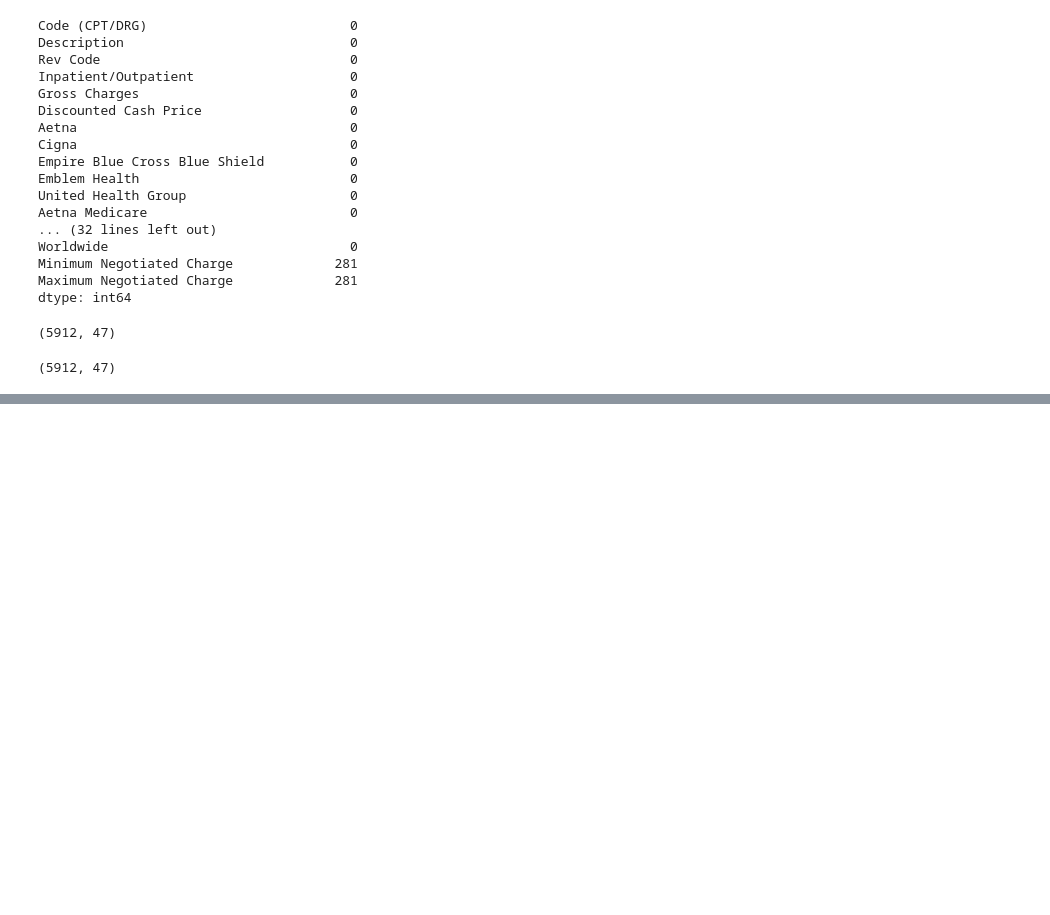
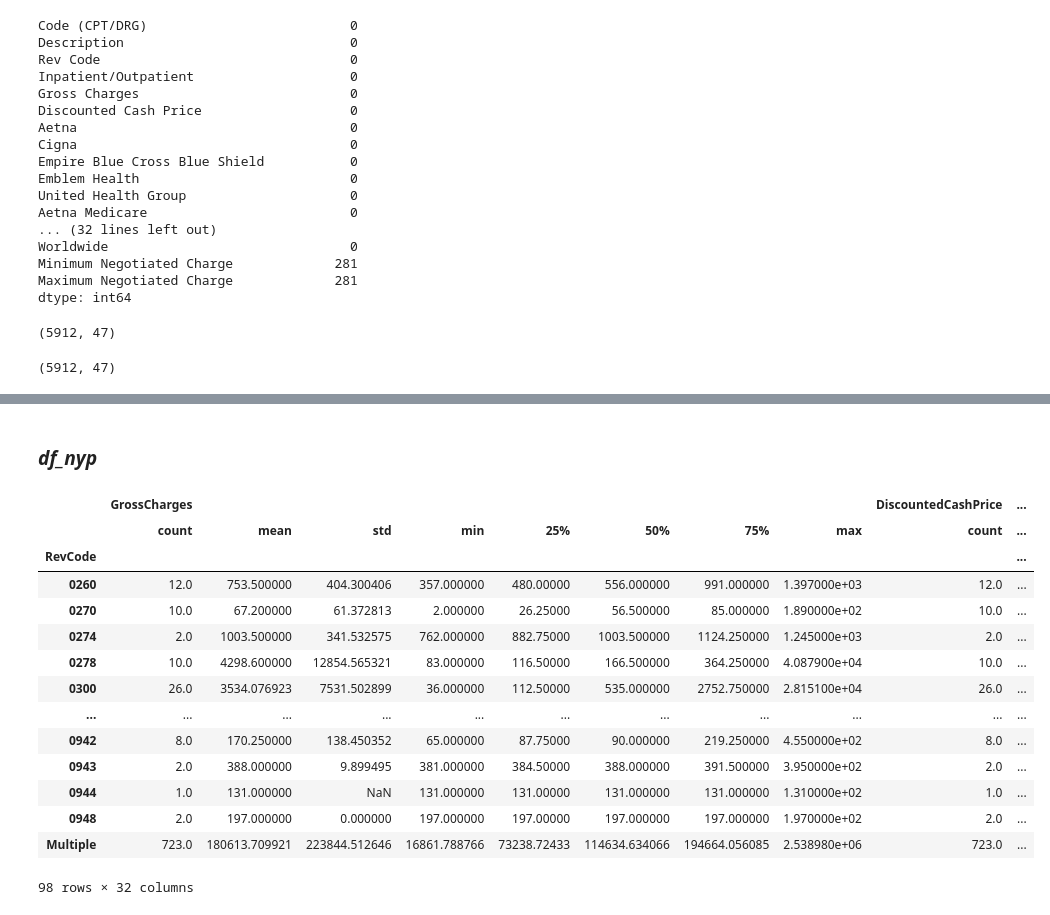
Before and after one commit to joyc3lin/sqlite_database_operations, a Jupyter notebook: HHA504_week3assignment.ipynb, the cells around one changed output, grey strips where cells are left out. Cells and saved outputs as stored; diff of their text form; code cells hidden in the pictures; blank space fills up the shorter version.

```diff
--- a/HHA504_week3assignment.ipynb
+++ b/HHA504_week3assignment.ipynb
@@ -219,0 +217,21 @@ df_rumc.sample(10)
+# %% [markdown]
+### *df_nyp*
+# %%
+# distribution by RevCode
+df_nyp.groupby(['RevCode']).describe()
+# %% [output]
+|  | GrossCharges |  |  |  |  |  |  |  | DiscountedCashPrice | ... |
+|  | count | mean | std | min | 25% | 50% | 75% | max | count | ... |
+| RevCode |  |  |  |  |  |  |  |  |  | ... |
+| 0260 | 12.0 | 753.500000 | 404.300406 | 357.000000 | 480.00000 | 556.000000 | 991.000000 | 1.397000e+03 | 12.0 | ... |
+| 0270 | 10.0 | 67.200000 | 61.372813 | 2.000000 | 26.25000 | 56.500000 | 85.000000 | 1.890000e+02 | 10.0 | ... |
+| 0274 | 2.0 | 1003.500000 | 341.532575 | 762.000000 | 882.75000 | 1003.500000 | 1124.250000 | 1.245000e+03 | 2.0 | ... |
+| 0278 | 10.0 | 4298.600000 | 12854.565321 | 83.000000 | 116.50000 | 166.500000 | 364.250000 | 4.087900e+04 | 10.0 | ... |
+| 0300 | 26.0 | 3534.076923 | 7531.502899 | 36.000000 | 112.50000 | 535.000000 | 2752.750000 | 2.815100e+04 | 26.0 | ... |
+| ... | ... | ... | ... | ... | ... | ... | ... | ... | ... | ... |
+| 0942 | 8.0 | 170.250000 | 138.450352 | 65.000000 | 87.75000 | 90.000000 | 219.250000 | 4.550000e+02 | 8.0 | ... |
+| 0943 | 2.0 | 388.000000 | 9.899495 | 381.000000 | 384.50000 | 388.000000 | 391.500000 | 3.950000e+02 | 2.0 | ... |
+| 0944 | 1.0 | 131.000000 | NaN | 131.000000 | 131.00000 | 131.000000 | 131.000000 | 1.310000e+02 | 1.0 | ... |
+| 0948 | 2.0 | 197.000000 | 0.000000 | 197.000000 | 197.00000 | 197.000000 | 197.000000 | 1.970000e+02 | 2.0 | ... |
+| Multiple | 723.0 | 180613.709921 | 223844.512646 | 16861.788766 | 73238.72433 | 114634.634066 | 194664.056085 | 2.538980e+06 | 723.0 | ... |
+98 rows × 32 columns
```
Also changed, not shown: parts of 29 cells of this notebook.
